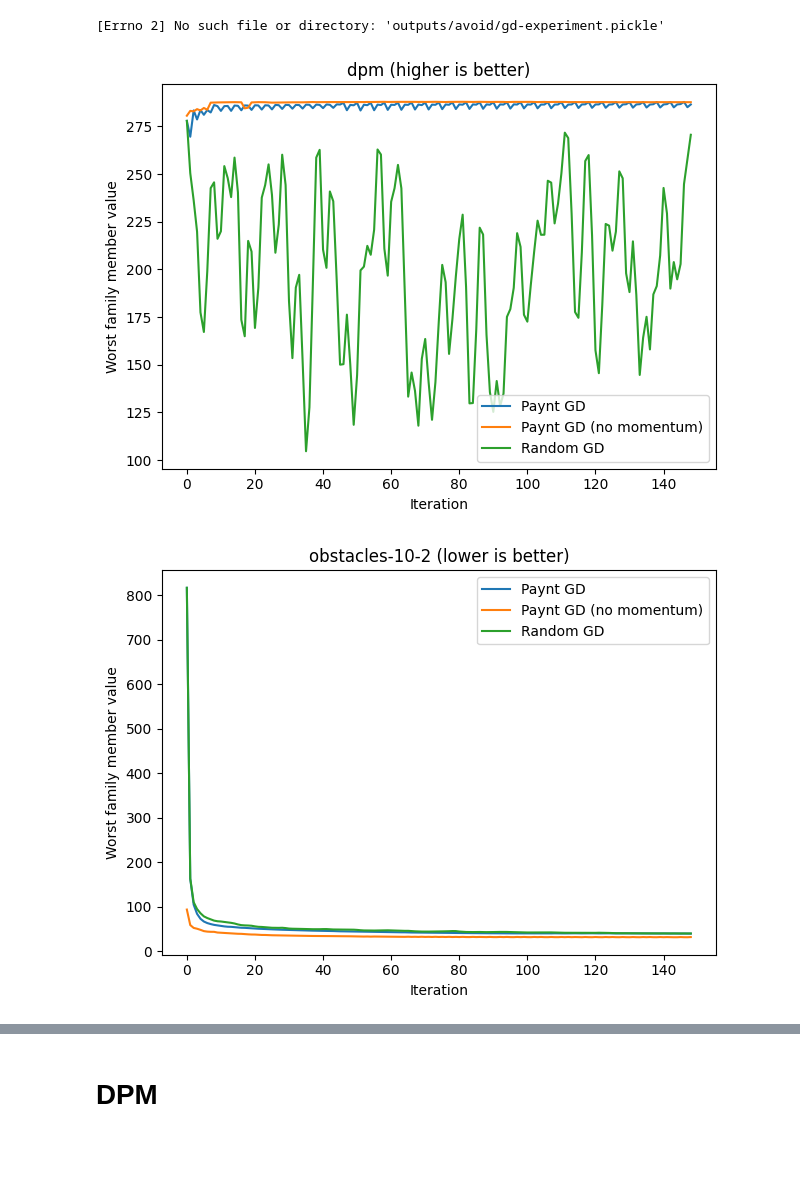
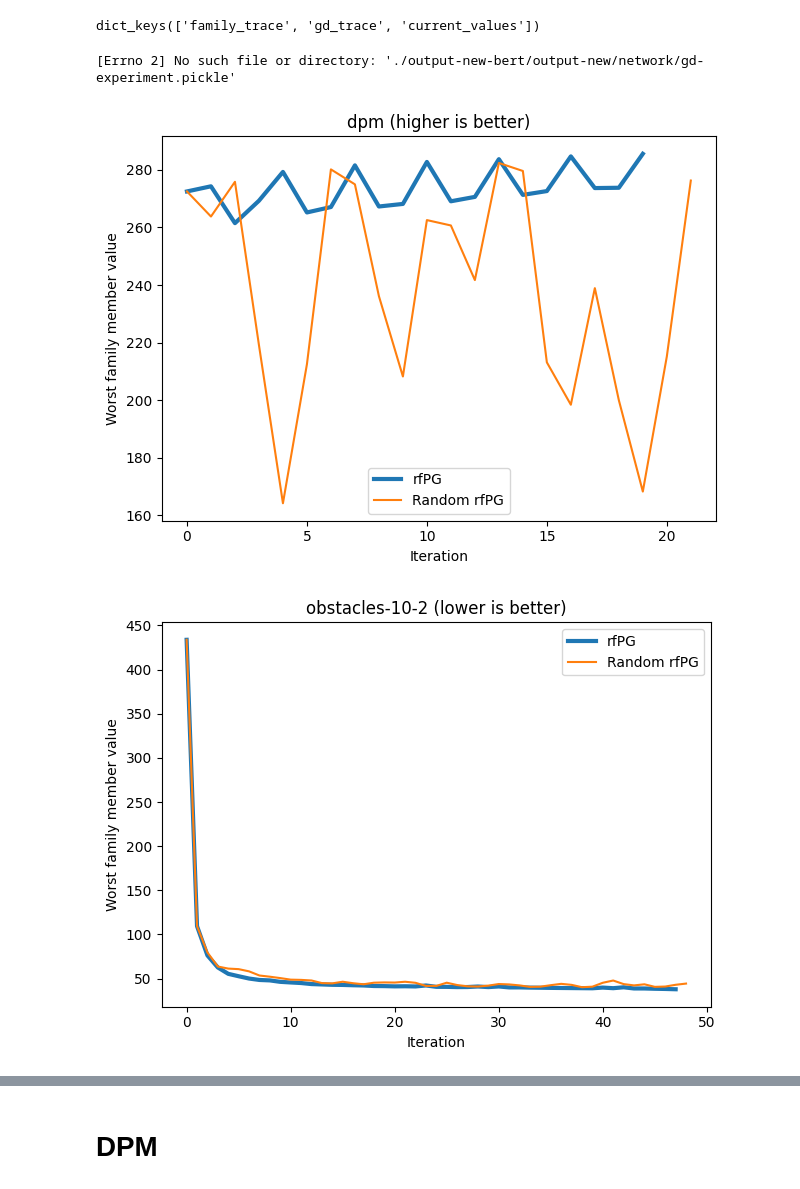
Before and after one commit to marisgg/synthesis, a Jupyter notebook: plots.ipynb, the cells around one changed output, grey strips where cells are left out. Drawn from its saved outputs; the diff is of its cells as text; code cells hidden in the pictures; blank space fills up the shorter version.

```diff
--- a/plots.ipynb
+++ b/plots.ipynb
@@ -62,26 +63,30 @@ def make_heatmap(results : dict, our_results : dict, title : str, baseline : str
     plt.tight_layout()
     plt.savefig(f"{OUTPUT_DIR}/heatmaps/{title}-{baseline}.png")
 # %%
-def make_lineplot(results : dict, title : str = 'Placeholder', minimizing = True, type_of_plot = 'family_trace'):
+def make_lineplot(results : dict, title : str = 'Placeholder', minimizing = True, type_of_plot = 'gd_trace'):
     plt.figure()
     plt.title(f"{title} ({'lower' if minimizing else 'higher'} is better)")
     plt.xlabel("Iteration")
     plt.ylabel("Worst family member value")
-    plt.plot(results['gd-normal'][type_of_plot], label='Paynt GD')
-    plt.plot(results['gd-no-momentum'][type_of_plot], label='Paynt GD (no momentum)')
-    plt.plot(results['gd-random'][type_of_plot], label='Random GD')
+    plt.plot(results['gd-normal'][type_of_plot], label='rfPG', linewidth=3)
+    # plt.plot(results['gd-no-momentum'][type_of_plot], label='rfPG (no momentum)')
+    plt.plot(results['gd-random'][type_of_plot], label='Random rfPG')
     plt.legend()
     plt.tight_layout()
     plt.savefig(f"{OUTPUT_DIR}/lineplot/{title}.png")
+# %%
+results['gd-normal'].keys()
+# %% [output]
+dict_keys(['family_trace', 'gd_trace', 'current_values'])
 # %%
-for env in ['dpm', 'obstacles-10-2', 'avoid']:
+for env, minimizing in zip(['dpm', 'obstacles-10-2', 'avoid', 'obstacles-8-3', 'rover', 'network'], [False, True, True, True, False, False]):
     try:
-        with open(f"outputs/{env}/gd-experiment.pickle", 'rb') as handle:
+        with open(f"{BASE_DIR}/{env}/gd-experiment.pickle", 'rb') as handle:
             results = pickle.load(handle)
-            make_lineplot(results, title=env, minimizing='dpm' not in env.lower())
+            make_lineplot(results, title=env, minimizing=minimizing)
     except FileNotFoundError as fnfe:
         print(fnfe)
 # %% [output]
-[Errno 2] No such file or directory: 'outputs/avoid/gd-experiment.pickle'
+[Errno 2] No such file or directory: './output-new-bert/output-new/network/gd-experiment.pickle'
-[figure, old version]
+[figure, new version]
-[figure, old version]
+[figure, new version]
```
Also changed, not shown: parts of 18 cells of this notebook, 1 other file.
